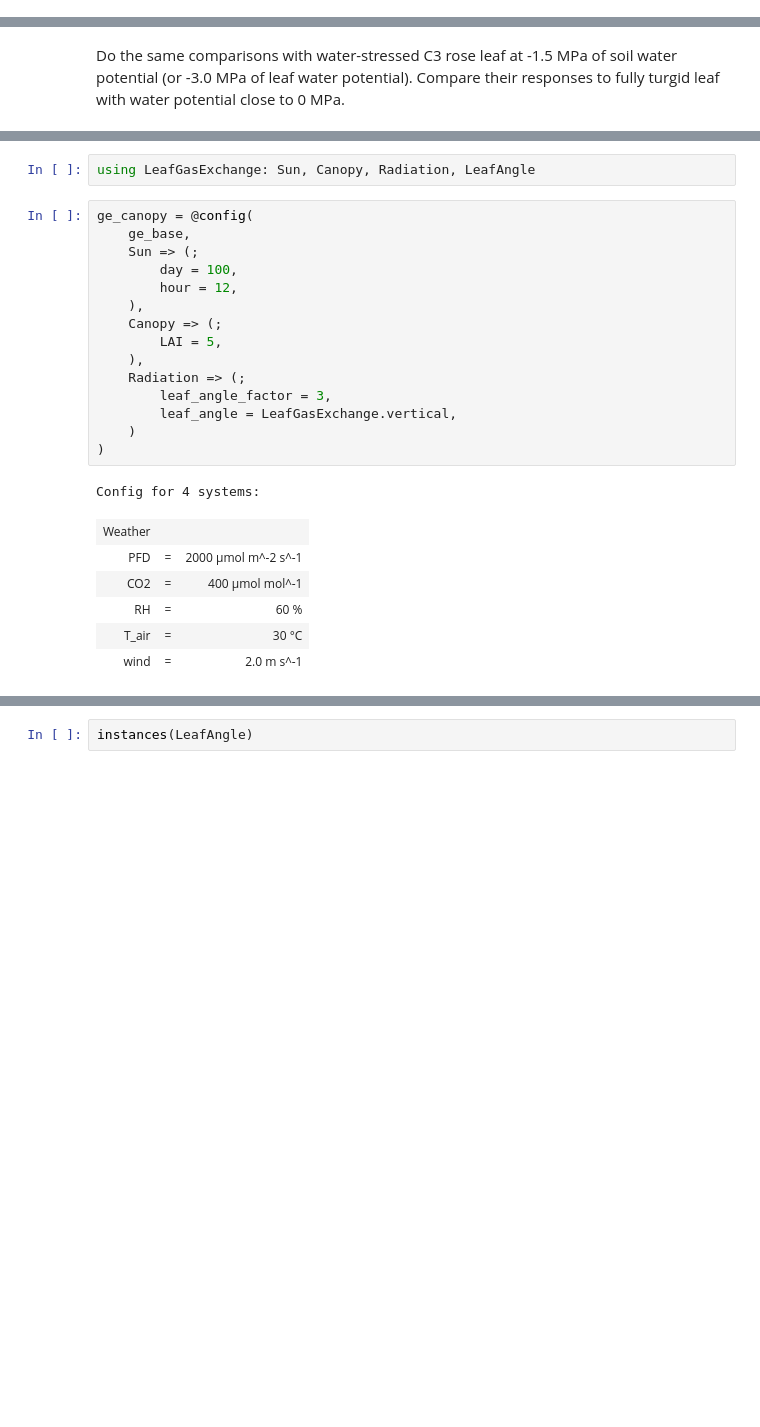
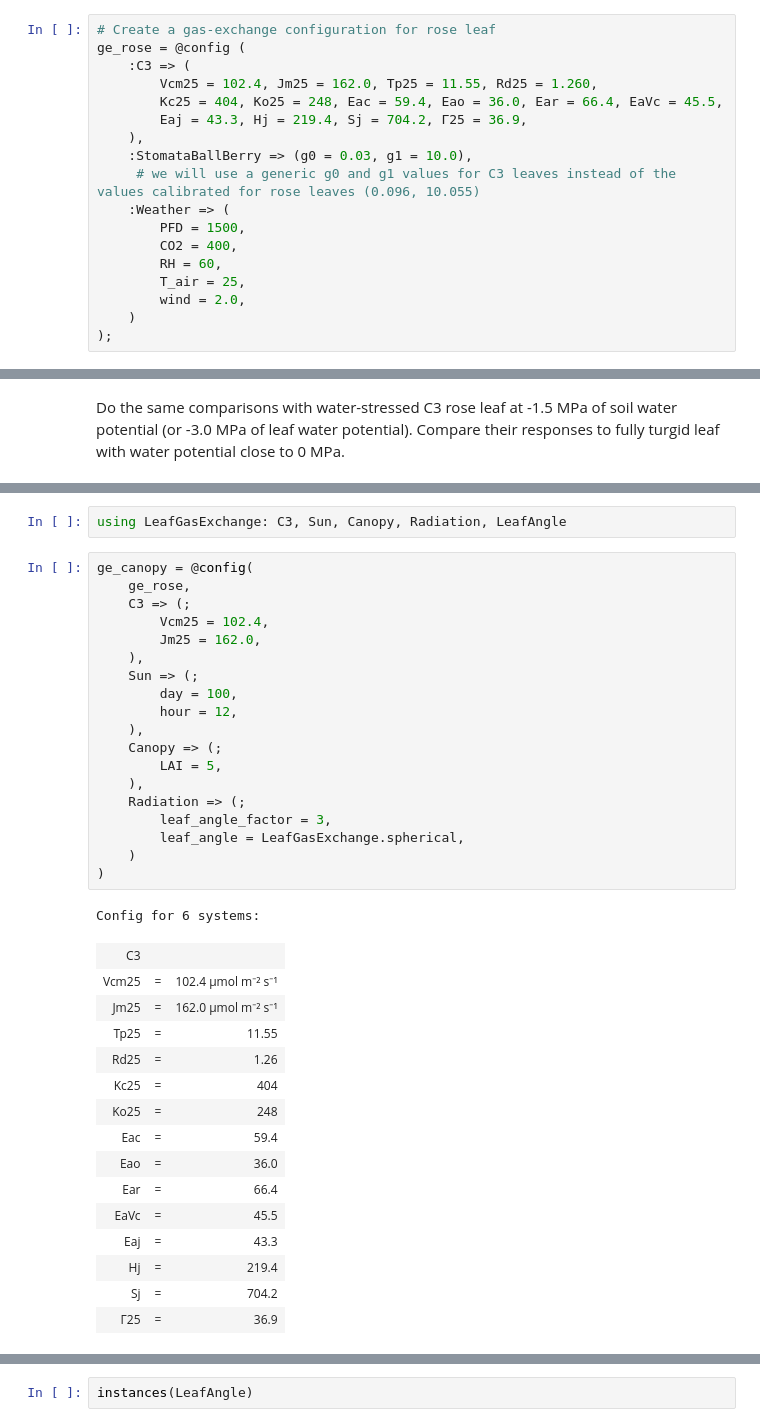
Before and after one commit to uwkimlab/plant_modeling, a Jupyter notebook: labs/L06_Gas_Exchange/L06_Gas_Exchange.ipynb, the cells around one changed output, grey strips where cells are left out. Drawn from its saved outputs; the diff is of its cells as text; blank space fills up the shorter version.

```diff
--- a/labs/L06_Gas_Exchange/L06_Gas_Exchange.ipynb
+++ b/labs/L06_Gas_Exchange/L06_Gas_Exchange.ipynb
@@ -41,0 +126,18 @@ Cropbox.dependency(ModelC3BB)
+# %%
+# Create a gas-exchange configuration for rose leaf
+ge_rose = @config (
+    :C3 => (
+        Vcm25 = 102.4, Jm25 = 162.0, Tp25 = 11.55, Rd25 = 1.260,
+        Kc25 = 404, Ko25 = 248, Eac = 59.4, Eao = 36.0, Ear = 66.4, EaVc = 45.5,
+        Eaj = 43.3, Hj = 219.4, Sj = 704.2, Γ25 = 36.9,
+    ),
+    :StomataBallBerry => (g0 = 0.03, g1 = 10.0),
+     # we will use a generic g0 and g1 values for C3 leaves instead of the values calibrated for rose leaves (0.096, 10.055)
+    :Weather => (
+        PFD = 1500,
+        CO2 = 400,
+        RH = 60,
+        T_air = 25,
+        wind = 2.0,
+    )
+);
@@ -283,25 +480,38 @@ For the following exercises, we're going to use gas-exchange model scaled to can
 # %%
-using LeafGasExchange: Sun, Canopy, Radiation, LeafAngle
+using LeafGasExchange: C3, Sun, Canopy, Radiation, LeafAngle
 # %%
 ge_canopy = @config(
-    ge_base,
+    ge_rose,
+    C3 => (;
+        Vcm25 = 102.4,
+        Jm25 = 162.0,
+    ),
     Sun => (;
         day = 100,
         hour = 12,
     ),
     Canopy => (;
         LAI = 5,
     ),
     Radiation => (;
         leaf_angle_factor = 3,
-        leaf_angle = LeafGasExchange.vertical,
+        leaf_angle = LeafGasExchange.spherical,
     )
 )
 # %% [output]
-Config for 4 systems:
+Config for 6 systems:
-| Weather |  |  |
-| PFD | = | 2000 μmol m^-2 s^-1 |
-| CO2 | = | 400 μmol mol^-1 |
-| RH | = | 60 % |
-| T_air | = | 30 °C |
-| wind | = | 2.0 m s^-1 |
+| C3 |  |  |
+| Vcm25 | = | 102.4 μmol m⁻² s⁻¹ |
+| Jm25 | = | 162.0 μmol m⁻² s⁻¹ |
+| Tp25 | = | 11.55 |
+| Rd25 | = | 1.26 |
+| Kc25 | = | 404 |
+| Ko25 | = | 248 |
+| Eac | = | 59.4 |
+| Eao | = | 36.0 |
+| Ear | = | 66.4 |
+| EaVc | = | 45.5 |
+| Eaj | = | 43.3 |
+| Hj | = | 219.4 |
+| Sj | = | 704.2 |
+| Γ25 | = | 36.9 |
```
Also changed, not shown: parts of 71 cells of this notebook.
